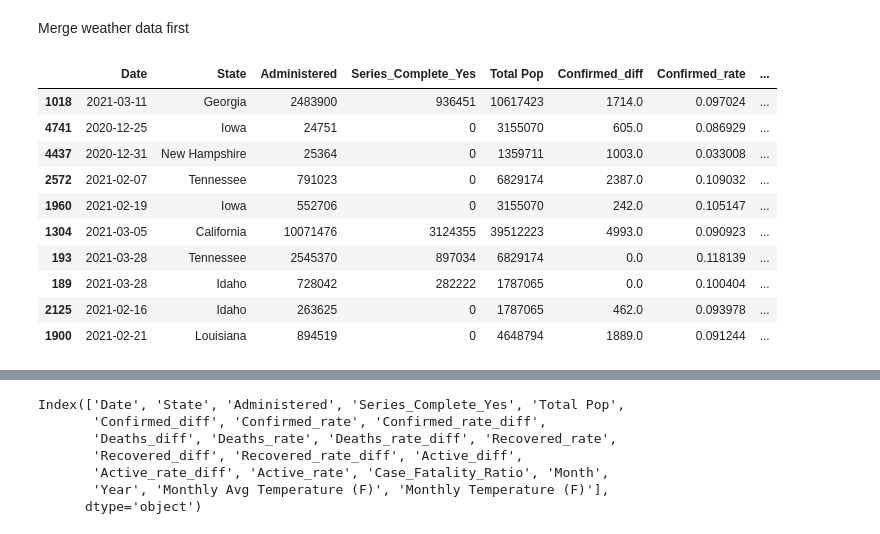
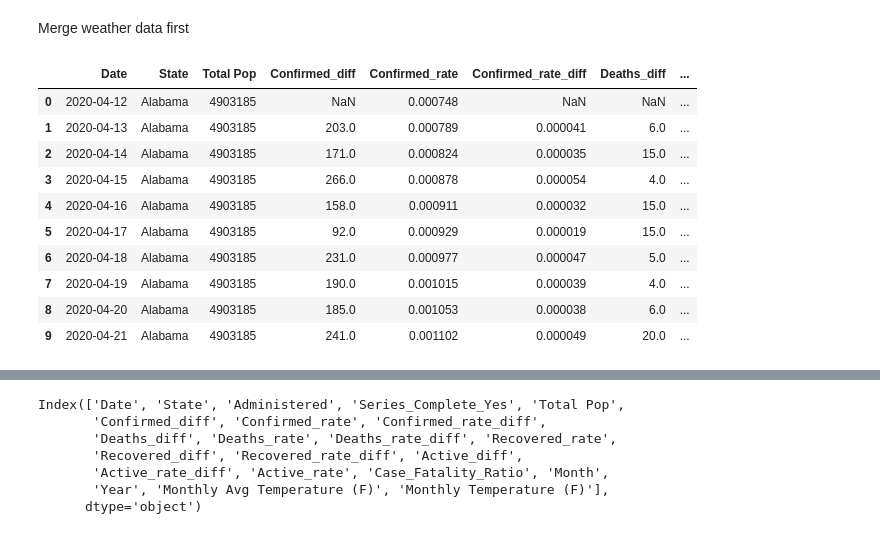
Before and after one commit to amichaelsen/COVID_project, a Jupyter notebook: analysis/modeling.ipynb, the cells around one changed output, grey strips where cells are left out. Saved outputs shown, nothing was run; the diff lists cells and outputs as text; code cells hidden in the pictures.

```diff
--- a/analysis/modeling.ipynb
+++ b/analysis/modeling.ipynb
@@ -120,20 +120,21 @@ Name: Date, dtype: datetime64[ns]
 # %% [markdown]
 Merge weather data first
 # %%
-combined_data = vaccine_data.merge(covid_data, how="inner",
+combined_covid_data = covid_data.merge(vaccine_data, how="left",
                                    left_on=['Date','State'], right_on=['Date','State'])
-combined_data['Month'] = combined_data['Date'].dt.month
-combined_data['Year'] = combined_data['Date'].dt.year
-combined_data.sample(10)
+combined_covid_data.loc[:,['Administered','Series_Complete_Yes']] = combined_covid_data[['Administered','Series_Complete_Yes']].fillna(0)
+combined_covid_data['Month'] = combined_covid_data['Date'].dt.month
+combined_covid_data['Year'] = combined_covid_data['Date'].dt.year
+combined_covid_data.head(10)
 # %% [output]
-|  | Date | State | Administered | Series_Complete_Yes | Total Pop | Confirmed_diff | Confirmed_rate | ... |
-| 1018 | 2021-03-11 | Georgia | 2483900 | 936451 | 10617423 | 1714.0 | 0.097024 | ... |
-| 4741 | 2020-12-25 | Iowa | 24751 | 0 | 3155070 | 605.0 | 0.086929 | ... |
-| 4437 | 2020-12-31 | New Hampshire | 25364 | 0 | 1359711 | 1003.0 | 0.033008 | ... |
-| 2572 | 2021-02-07 | Tennessee | 791023 | 0 | 6829174 | 2387.0 | 0.109032 | ... |
-| 1960 | 2021-02-19 | Iowa | 552706 | 0 | 3155070 | 242.0 | 0.105147 | ... |
-| 1304 | 2021-03-05 | California | 10071476 | 3124355 | 39512223 | 4993.0 | 0.090923 | ... |
-| 193 | 2021-03-28 | Tennessee | 2545370 | 897034 | 6829174 | 0.0 | 0.118139 | ... |
-| 189 | 2021-03-28 | Idaho | 728042 | 282222 | 1787065 | 0.0 | 0.100404 | ... |
-| 2125 | 2021-02-16 | Idaho | 263625 | 0 | 1787065 | 462.0 | 0.093978 | ... |
-| 1900 | 2021-02-21 | Louisiana | 894519 | 0 | 4648794 | 1889.0 | 0.091244 | ... |
+|  | Date | State | Total Pop | Confirmed_diff | Confirmed_rate | Confirmed_rate_diff | Deaths_diff | ... |
+| 0 | 2020-04-12 | Alabama | 4903185 | NaN | 0.000748 | NaN | NaN | ... |
+| 1 | 2020-04-13 | Alabama | 4903185 | 203.0 | 0.000789 | 0.000041 | 6.0 | ... |
+| 2 | 2020-04-14 | Alabama | 4903185 | 171.0 | 0.000824 | 0.000035 | 15.0 | ... |
+| 3 | 2020-04-15 | Alabama | 4903185 | 266.0 | 0.000878 | 0.000054 | 4.0 | ... |
+| 4 | 2020-04-16 | Alabama | 4903185 | 158.0 | 0.000911 | 0.000032 | 15.0 | ... |
+| 5 | 2020-04-17 | Alabama | 4903185 | 92.0 | 0.000929 | 0.000019 | 15.0 | ... |
+| 6 | 2020-04-18 | Alabama | 4903185 | 231.0 | 0.000977 | 0.000047 | 5.0 | ... |
+| 7 | 2020-04-19 | Alabama | 4903185 | 190.0 | 0.001015 | 0.000039 | 4.0 | ... |
+| 8 | 2020-04-20 | Alabama | 4903185 | 185.0 | 0.001053 | 0.000038 | 6.0 | ... |
+| 9 | 2020-04-21 | Alabama | 4903185 | 241.0 | 0.001102 | 0.000049 | 20.0 | ... |
```
Also changed, not shown: parts of 8 cells of this notebook, 5 other files.
